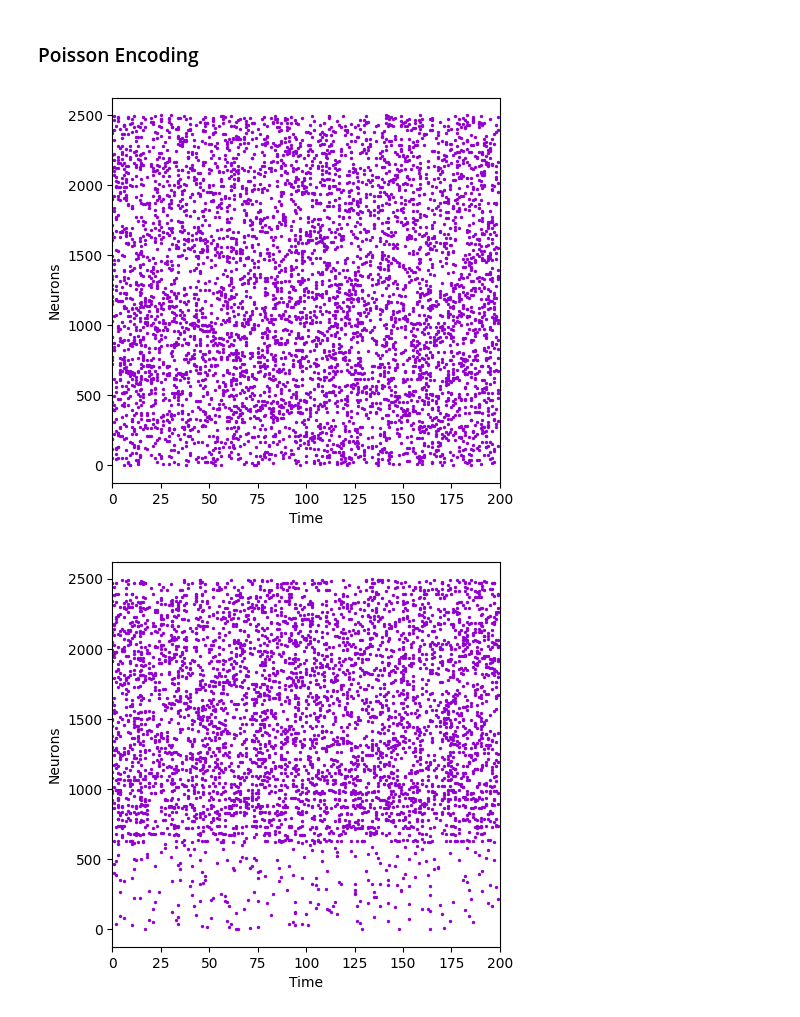
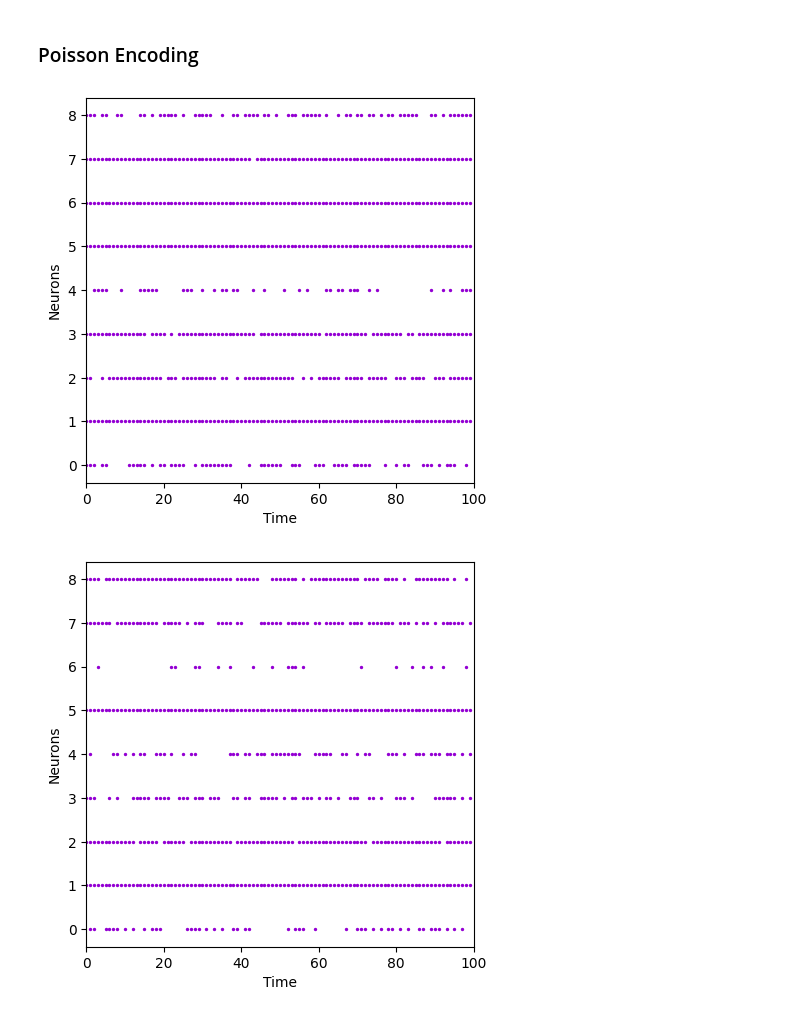
Before and after one commit to nrgsghanei2001/ComputationalNeuroScience, a Jupyter notebook: Encoding_and_Learning_STDP_RSTDP/main.ipynb, the cells around one changed output. Saved outputs shown, nothing was run; the diff lists cells and outputs as text; code cells hidden in the pictures.

```diff
--- a/Encoding_and_Learning_STDP_RSTDP/main.ipynb
+++ b/Encoding_and_Learning_STDP_RSTDP/main.ipynb
@@ -28,9 +28,9 @@ def show_image(img):
     plt.imshow(img, cmap='gray')
     plt.show()
 # %%
-def raster_plot(spikes):
+def raster_plot(spikes, fsize=(5,5)):
 
-    plt.figure(figsize=(5,5))
+    plt.figure(figsize=fsize)
     plt.xlim(0, len(spikes))
     s_spikes = torch.nonzero(spikes)
     plt.scatter(s_spikes[:,0], s_spikes[:,1], s=2, c='darkviolet')
@@ -40,12 +40,12 @@ def raster_plot(spikes):
     plt.ylabel("Neurons")
     plt.show()
 # %%
-img1 = image_to_vec('images/barb.tif', (50, 50))
+img1 = image_to_vec('images/barb.tif', (3, 3))
 show_image(img1)
-img2 = image_to_vec('images/circles.tif', (50, 50))
-show_image(img2)
-img3 = image_to_vec('images/lena1.tif', (50, 50))
+# img2 = image_to_vec('images/circles.tif', (3, 3))
+# show_image(img2)
+img3 = image_to_vec('images/lena1.tif', (3, 3))
 show_image(img3)
-img4 = image_to_vec('images/library.tif', (50, 50))
-show_image(img4)
+# img4 = image_to_vec('images/library.tif', (50, 50))
+# show_image(img4)
 # %% [output]
@@ -100,20 +95,20 @@ raster_plot(ge_spikes4)
 # %% [markdown]
 ### Poisson Encoding
 # %%
-pe1 = PoissonEncoding(img1, 200)
-pe2 = PoissonEncoding(img2, 200)
-pe3 = PoissonEncoding(img3, 200)
-pe4 = PoissonEncoding(img4, 200)
+pe1 = PoissonEncoding(img1, 100, 200)
+# pe2 = PoissonEncoding(img2, 100, 100)
+pe3 = PoissonEncoding(img3, 100, 200)
+# pe4 = PoissonEncoding(img4, 200)
 
 pe_spikes1 = pe1.encode()
-pe_spikes2 = pe2.encode()
+# pe_spikes2 = pe2.encode()
 pe_spikes3 = pe3.encode()
-pe_spikes4 = pe4.encode()
+# pe_spikes4 = pe4.encode()
 
 raster_plot(pe_spikes1)
-raster_plot(pe_spikes2)
+# raster_plot(pe_spikes2)
 raster_plot(pe_spikes3)
-raster_plot(pe_spikes4)
+# raster_plot(pe_spikes4)
 # %% [output]
-[figure, old version]
+[figure, new version]
-[figure, old version]
+[figure, new version]
```
Also changed, not shown: parts of 16 cells of this notebook, 4 other files.
